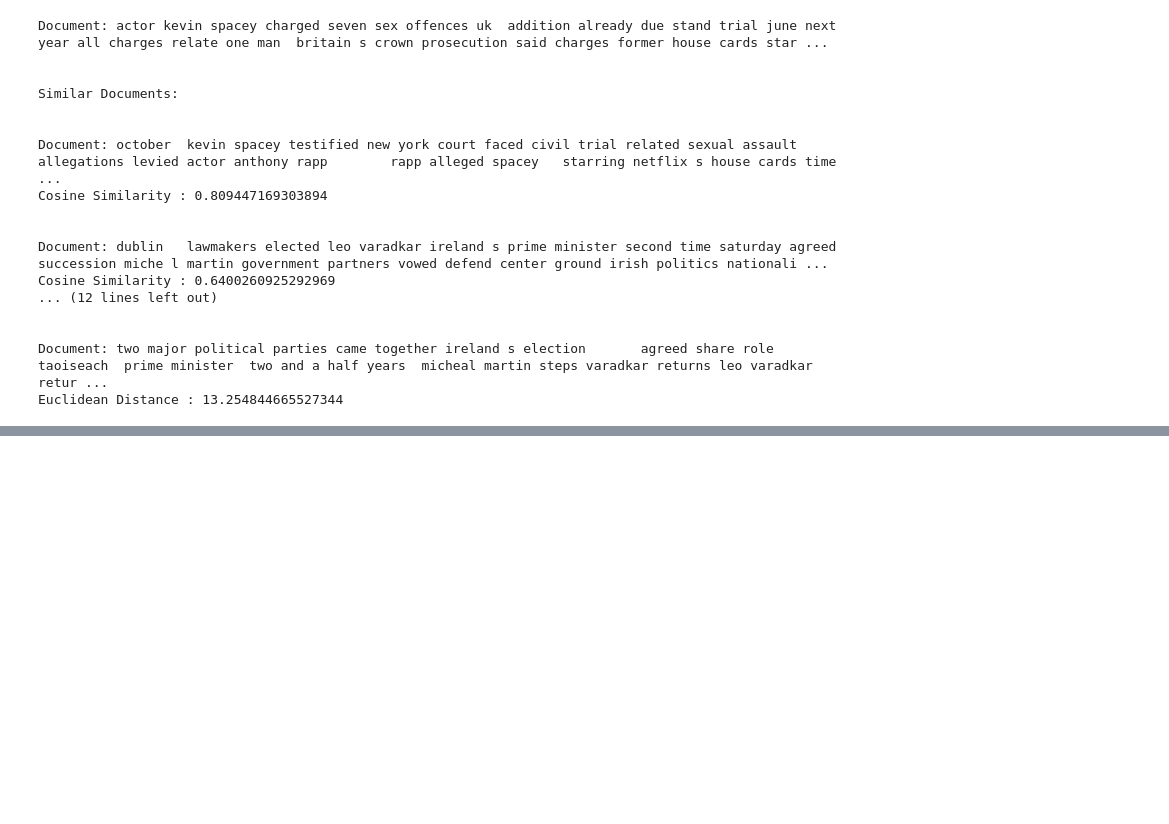
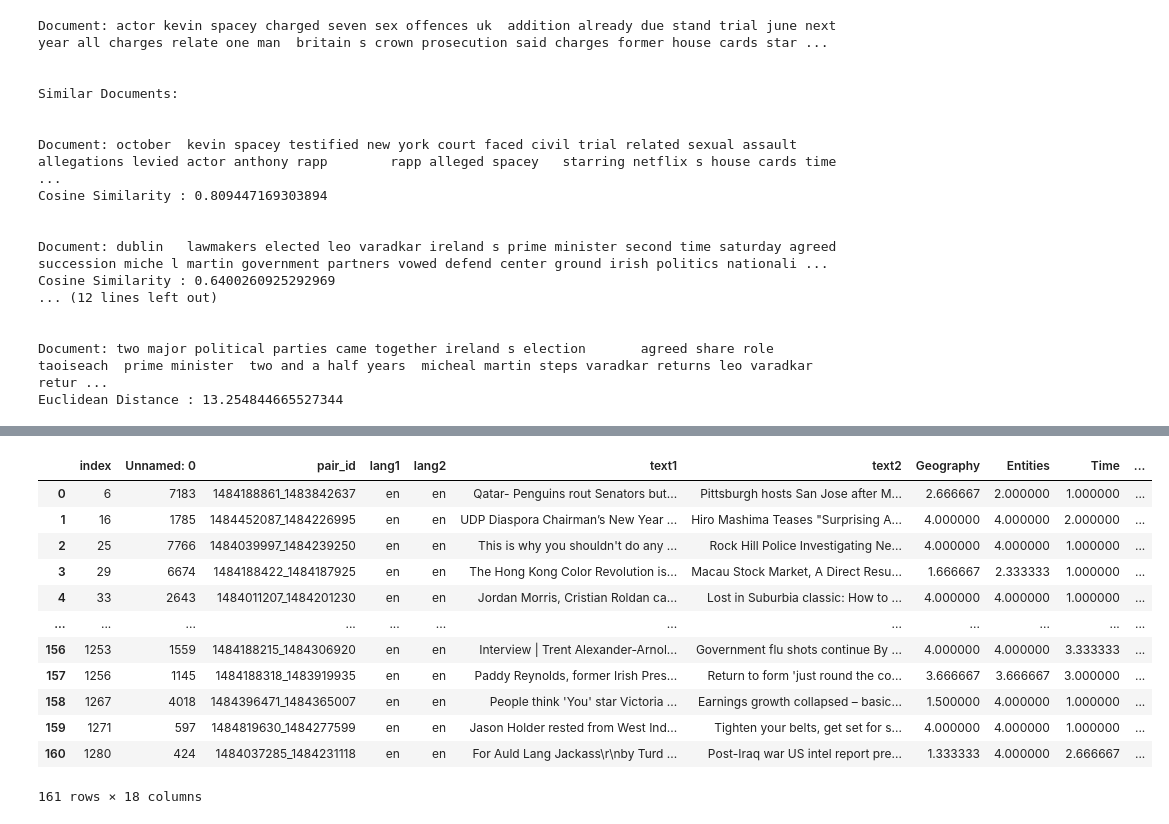
Before and after one commit to Juju2575/CheckIt, a Jupyter notebook: deepL/08 Doc Similarity.ipynb, the cells around one changed output, grey strips where cells are left out. Saved outputs shown, nothing was run; the diff lists cells and outputs as text; code cells hidden in the pictures; blank space fills up the shorter version.

```diff
--- a/deepL/08 Doc Similarity.ipynb
+++ b/deepL/08 Doc Similarity.ipynb
@@ -466,0 +580,8 @@ Euclidean Distance : 13.254844665527344
+# %%
+data_val["discrete_score"] = score_cat.tolist()
+# %%
+data_val["computed_score"] = scores.tolist()
+# %%
+data_val["Performance"] = (round(data_val['Overall']) == data_val['discrete_score'])
+# %%
+data_val["Ecart"] = abs(round(data_val['Overall'])  - data_val['discrete_score'])
@@ -466,0 +590,16 @@ Euclidean Distance : 13.254844665527344
+# %%
+data_val
+# %% [output]
+|  | index | Unnamed: 0 | pair_id | lang1 | lang2 | text1 | text2 | Geography | Entities | Time | ... |
+| 0 | 6 | 7183 | 1484188861_1483842637 | en | en | Qatar- Penguins rout Senators but... | Pittsburgh hosts San Jose after M... | 2.666667 | 2.000000 | 1.000000 | ... |
+| 1 | 16 | 1785 | 1484452087_1484226995 | en | en | UDP Diaspora Chairman’s New Year ... | Hiro Mashima Teases "Surprising A... | 4.000000 | 4.000000 | 2.000000 | ... |
+| 2 | 25 | 7766 | 1484039997_1484239250 | en | en | This is why you shouldn't do any ... | Rock Hill Police Investigating Ne... | 4.000000 | 4.000000 | 1.000000 | ... |
+| 3 | 29 | 6674 | 1484188422_1484187925 | en | en | The Hong Kong Color Revolution is... | Macau Stock Market, A Direct Resu... | 1.666667 | 2.333333 | 1.000000 | ... |
+| 4 | 33 | 2643 | 1484011207_1484201230 | en | en | Jordan Morris, Cristian Roldan ca... | Lost in Suburbia classic: How to ... | 4.000000 | 4.000000 | 1.000000 | ... |
+| ... | ... | ... | ... | ... | ... | ... | ... | ... | ... | ... | ... |
+| 156 | 1253 | 1559 | 1484188215_1484306920 | en | en | Interview | Trent Alexander-Arnol... | Government flu shots continue By ... | 4.000000 | 4.000000 | 3.333333 | ... |
+| 157 | 1256 | 1145 | 1484188318_1483919935 | en | en | Paddy Reynolds, former Irish Pres... | Return to form 'just round the co... | 3.666667 | 3.666667 | 3.000000 | ... |
+| 158 | 1267 | 4018 | 1484396471_1484365007 | en | en | People think 'You' star Victoria ... | Earnings growth collapsed – basic... | 1.500000 | 4.000000 | 1.000000 | ... |
+| 159 | 1271 | 597 | 1484819630_1484277599 | en | en | Jason Holder rested from West Ind... | Tighten your belts, get set for s... | 4.000000 | 4.000000 | 1.000000 | ... |
+| 160 | 1280 | 424 | 1484037285_1484231118 | en | en | For Auld Lang Jackass\r\nby Turd ... | Post-Iraq war US intel report pre... | 1.333333 | 4.000000 | 2.666667 | ... |
+161 rows × 18 columns
```
Also changed, not shown: parts of 15 cells of this notebook, 2 other files.
